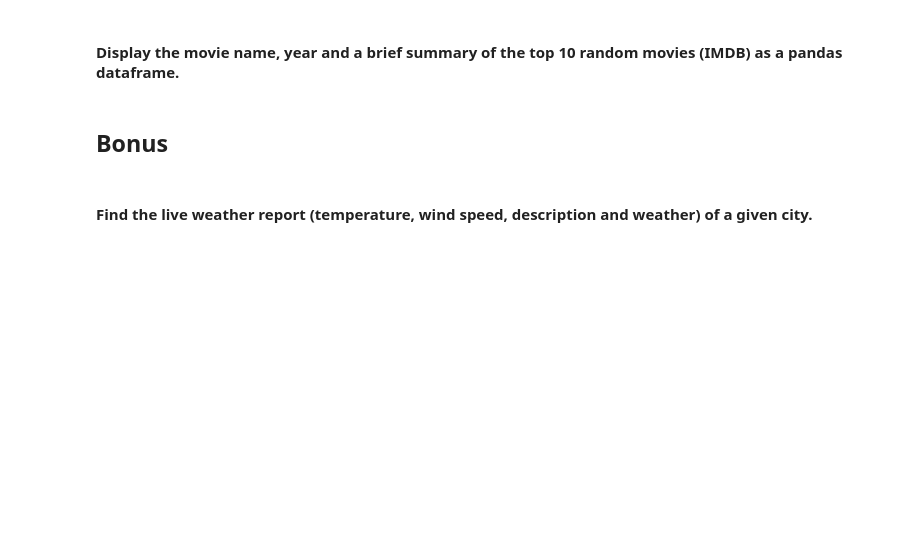
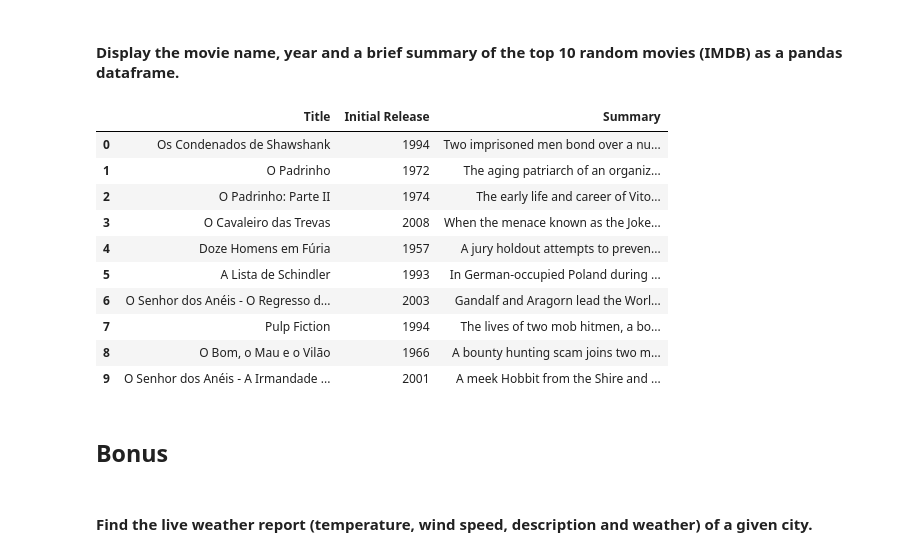
Before and after one commit to ta-data-lis/lab-web-scraping, a Jupyter notebook: your-code/main.ipynb, the cells around one changed output. Drawn from its saved outputs; the diff is of its cells as text; code cells hidden in the pictures; blank space fills up the shorter version.

```diff
--- a/your-code/main.ipynb
+++ b/your-code/main.ipynb
@@ -371,3 +434,44 @@ url = 'http://www.imdb.com/chart/top'
+# %%
+html = requests.get(url).content
+soup = BeautifulSoup(html, "lxml")
+
+# tag: td
+body = soup.find_all('tr')
+
+# titles
+titles = [element.find('img')['alt'] for element in body if element.find('img')][:10]
+
+#year
+years = [int(element.text.replace("(",'').replace(")",'')) for element in soup.find_all('span', attrs = {'class': 'secondaryInfo'})][:10]
+# %%
+# summary
+title_column = soup.find_all('td', attrs = {'class': 'titleColumn'})
+title_ref = [element.a.get('href') for element in title_column if (element.a and element.a.get('href'))][:10]
+
+url2 = ["https://www.imdb.com" + ref + "?pf_rd_m=A2FGELUUNOQJNL&pf_rd_p=e31d89dd-322d-4646-8962-327b42fe94b1&pf_rd_r=FQ5FJ4CRXT1JAJRB3NT3&pf_rd_s=center-1&pf_rd_t=15506&pf_rd_i=top&ref_=chttp_tt_" + str(nb) for ref, nb in zip(title_ref, range(len(title_ref)))]
+
+# class: div
+# tag: summary_text
+
+html2 = [requests.get(url).content for url in url2]
+soup2 = [BeautifulSoup(html, "lxml") for html in html2]
+summary = [soup.find('div', attrs = {'class': 'summary_text'}).text for soup in soup2]
+summary_clean = [element.replace('\n','').strip() for element in summary]
+# %%
+df = pd.DataFrame({'Title' : titles, 'Initial Release' : years, 'Summary' : summary_clean})
+df
+# %% [output]
+|  | Title | Initial Release | Summary |
+| 0 | Os Condenados de Shawshank | 1994 | Two imprisoned men bond over a nu... |
+| 1 | O Padrinho | 1972 | The aging patriarch of an organiz... |
+| 2 | O Padrinho: Parte II | 1974 | The early life and career of Vito... |
+| 3 | O Cavaleiro das Trevas | 2008 | When the menace known as the Joke... |
+| 4 | Doze Homens em Fúria | 1957 | A jury holdout attempts to preven... |
+| 5 | A Lista de Schindler | 1993 | In German-occupied Poland during ... |
+| 6 | O Senhor dos Anéis - O Regresso d... | 2003 | Gandalf and Aragorn lead the Worl... |
+| 7 | Pulp Fiction | 1994 | The lives of two mob hitmen, a bo... |
+| 8 | O Bom, o Mau e o Vilão | 1966 | A bounty hunting scam joins two m... |
+| 9 | O Senhor dos Anéis - A Irmandade ... | 2001 | A meek Hobbit from the Shire and ... |
 # %% [markdown]
 ## Bonus
 # %% [markdown]
```
Also changed, not shown: parts of 12 cells of this notebook.
